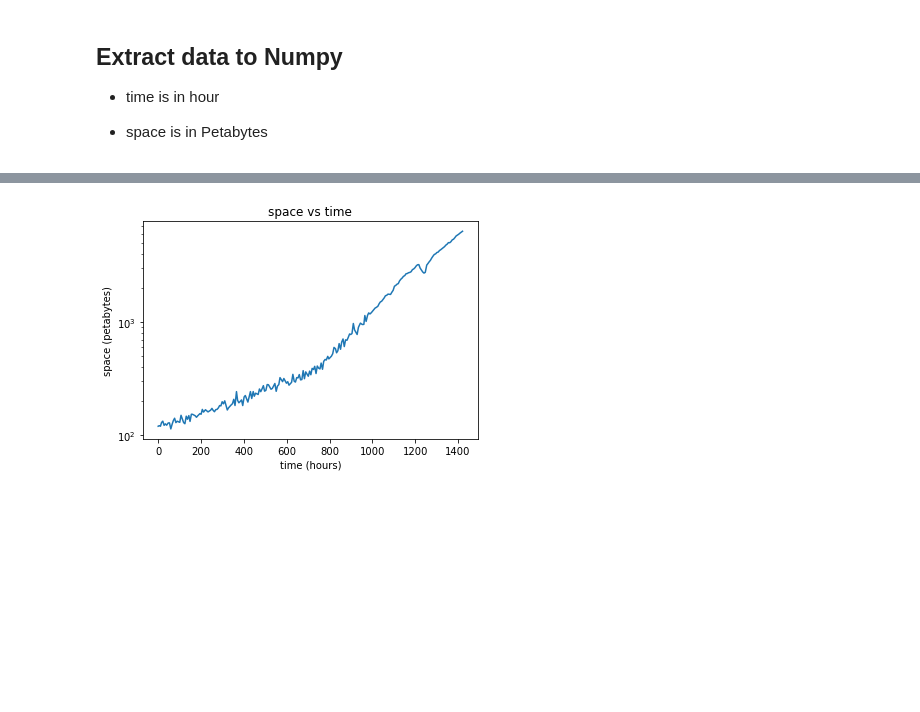
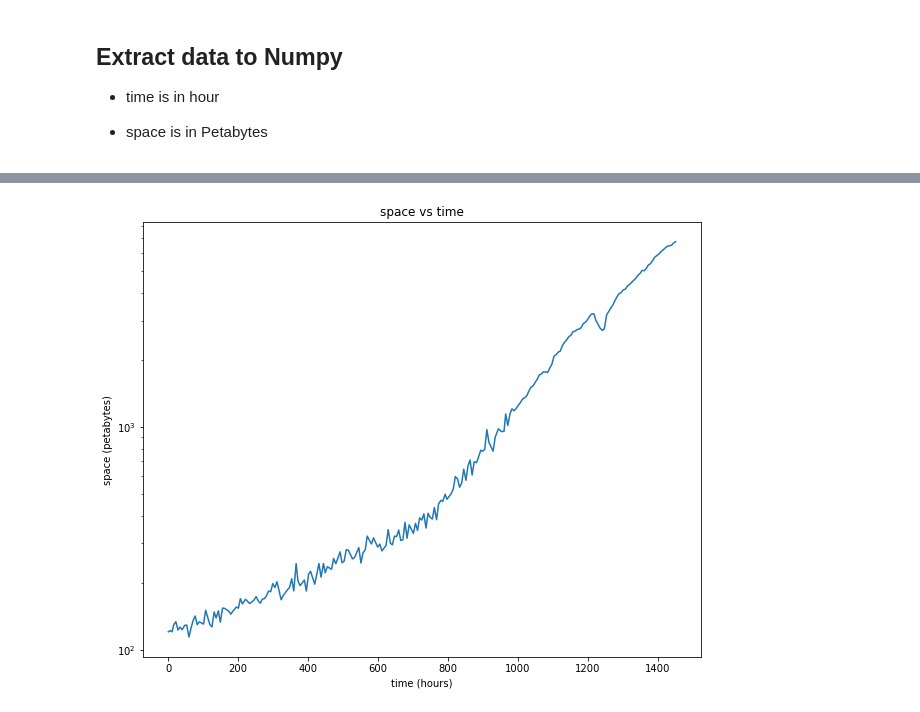
Before and after one commit to dnhkng/ChiaAnalysis, a Jupyter notebook: Chia Calculator.ipynb, the cells around one changed output, grey strips where cells are left out. Saved outputs shown, nothing was run; the diff lists cells and outputs as text; code cells hidden in the pictures; blank space fills up the shorter version.

```diff
--- a/Chia Calculator.ipynb
+++ b/Chia Calculator.ipynb
@@ -36,11 +36,12 @@ Text(0.5, 0, 'time (hours)')
 # %%
+plt.figure(figsize=(10,8))
 plt.plot(time, space)
 plt.title("space vs time")
 plt.ylabel('space (petabytes)')
 plt.xlabel('time (hours)')
 plt.yscale('log')
 # %% [output]
-[figure, old version]
+[figure, new version]
 # %%
 def monoExp(x, m, t, b):
     return m * np.exp(t * x) + b
```
Also changed, not shown: parts of 8 cells of this notebook.
